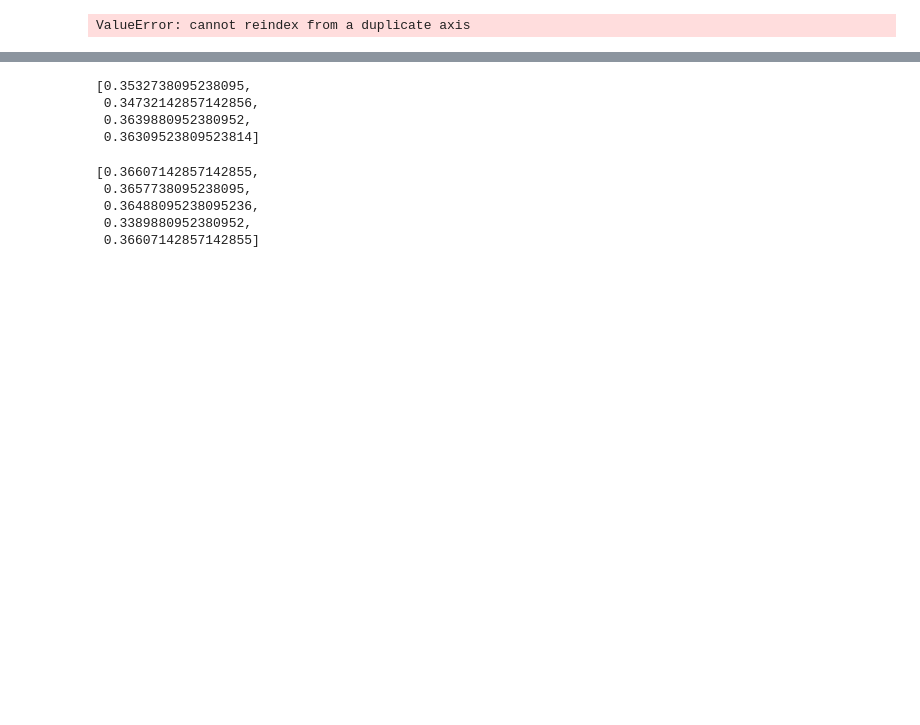
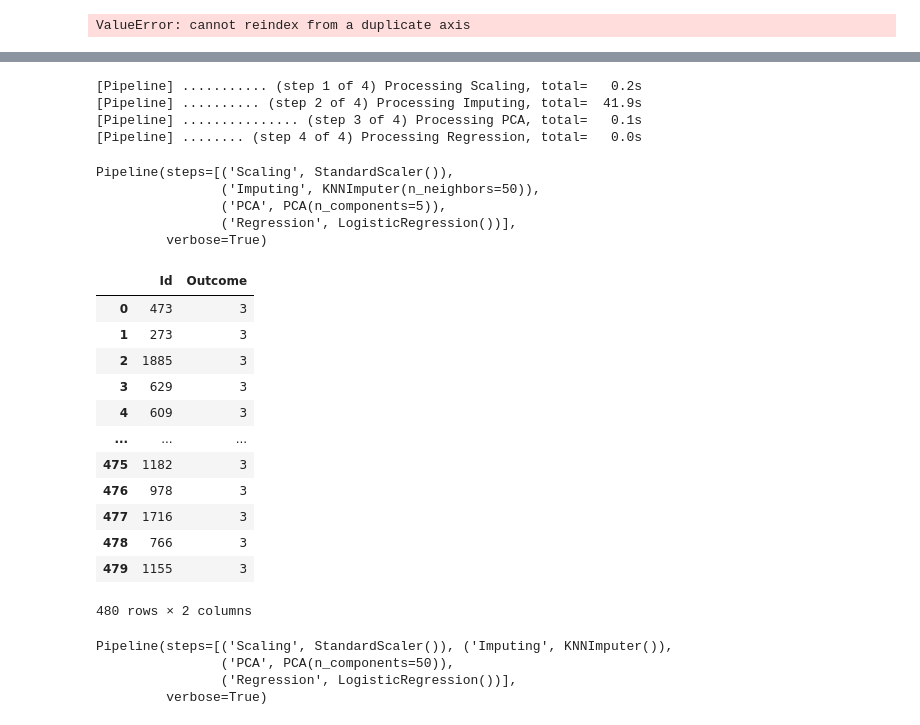
Before and after one commit to danielvh8/Basic_ML_Project, a Jupyter notebook: Aldo_madness.ipynb, the cells around one changed output, grey strips where cells are left out. Cells and saved outputs as stored; diff of their text form; code cells hidden in the pictures; blank space fills up the shorter version.

```diff
--- a/Aldo_madness.ipynb
+++ b/Aldo_madness.ipynb
@@ -245,13 +250,49 @@ KeyboardInterrupt:
 # %%
-display(test_score_nested)
-display(test_score_not_nested)
+model_e5 = Pipeline([
+    ("Scaling", StandardScaler()),
+    ("Imputing", KNNImputer(n_neighbors = 50)),
+    ("PCA", PCA(n_components = 5)),
+    ("Regression", LogisticRegression())],
+    verbose = True)
+
+model_e5.fit(trainDataFeatures, trainDataClass)
 # %% [output]
-[0.3532738095238095,
- 0.34732142857142856,
- 0.3639880952380952,
- 0.36309523809523814]
+[Pipeline] ........... (step 1 of 4) Processing Scaling, total=   0.2s
+[Pipeline] .......... (step 2 of 4) Processing Imputing, total=  41.9s
+[Pipeline] ............... (step 3 of 4) Processing PCA, total=   0.1s
+[Pipeline] ........ (step 4 of 4) Processing Regression, total=   0.0s
-[0.36607142857142855,
- 0.3657738095238095,
- 0.36488095238095236,
- 0.3389880952380952,
- 0.36607142857142855]
+Pipeline(steps=[('Scaling', StandardScaler()),
+                ('Imputing', KNNImputer(n_neighbors=50)),
+                ('PCA', PCA(n_components=5)),
+                ('Regression', LogisticRegression())],
+         verbose=True)
+# %%
+#model_e5.predict(testDataFeatures)
+
+ids = pd.DataFrame(testDataIds, columns=["Id"])
+e5_outcome = pd.DataFrame(model_e5.predict(testDataFeatures), columns=["Outcome"])
+ids.index = range(len(e5_outcome))
+e5_outcome = pd.concat([ids, e5_outcome], axis=1)
+display(e5_outcome)
+e5_outcome.to_csv("e5_outcome.csv", index=False)
+# %% [output]
+|  | Id | Outcome |
+| 0 | 473 | 3 |
+| 1 | 273 | 3 |
+| 2 | 1885 | 3 |
+| 3 | 629 | 3 |
+| 4 | 609 | 3 |
+| ... | ... | ... |
+| 475 | 1182 | 3 |
+| 476 | 978 | 3 |
+| 477 | 1716 | 3 |
+| 478 | 766 | 3 |
+| 479 | 1155 | 3 |
+480 rows × 2 columns
+# %%
+print((search.best_estimator_))
+# %% [output]
+Pipeline(steps=[('Scaling', StandardScaler()), ('Imputing', KNNImputer()),
+                ('PCA', PCA(n_components=50)),
+                ('Regression', LogisticRegression())],
+         verbose=True)
```
Also changed, not shown: parts of 3 cells of this notebook.
